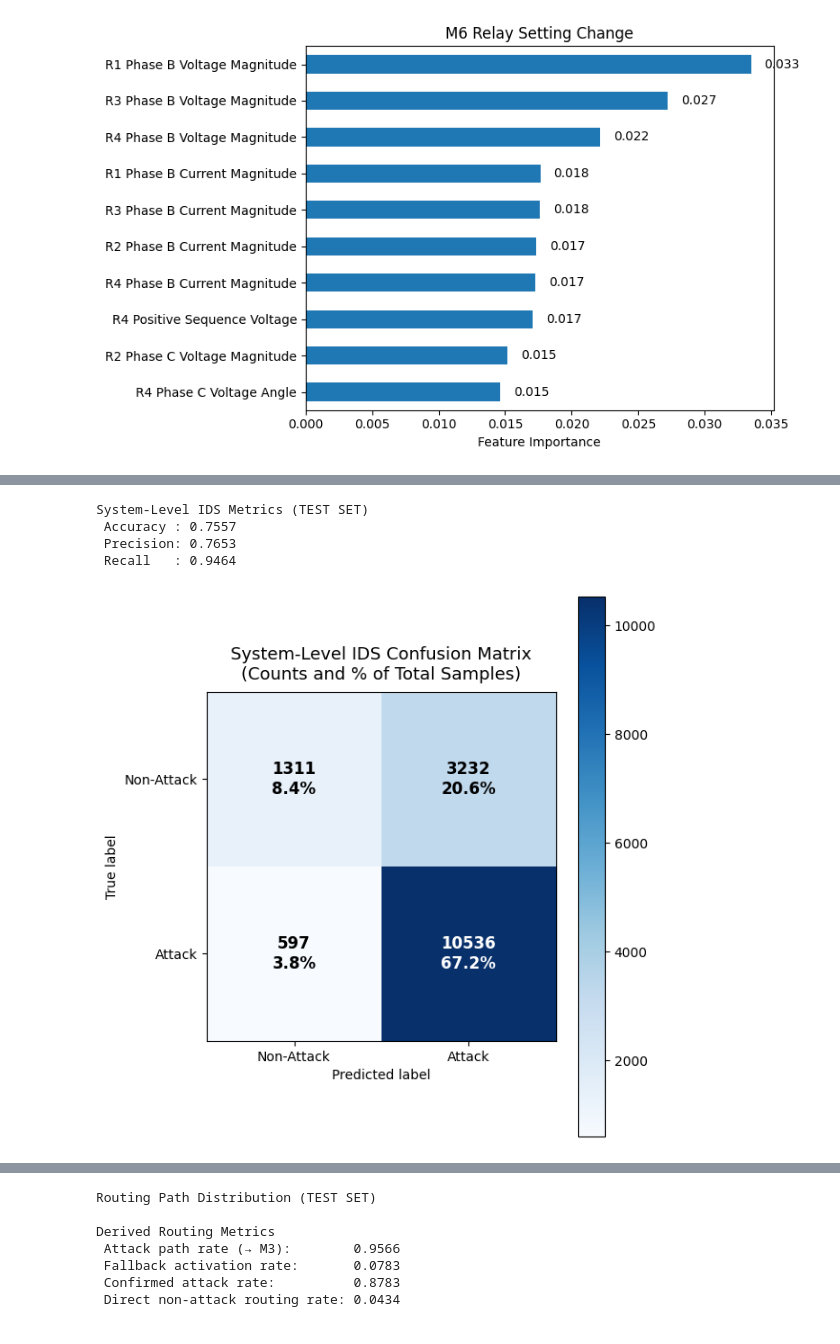
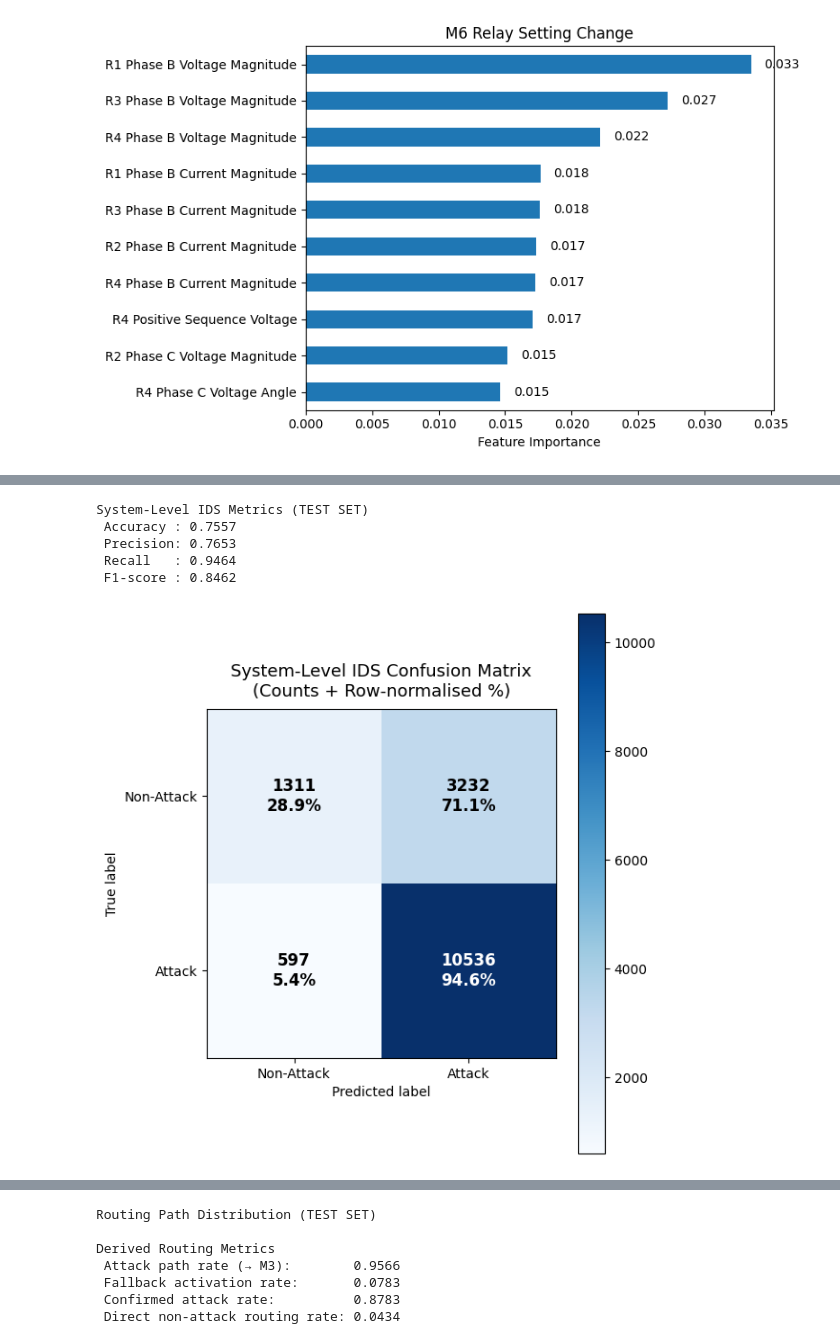
Before and after one commit to Heyyouchao/FYP, a Jupyter notebook: notebook/06_Hierarchical_IDS_ End-to-End System.ipynb, the cells around one changed output, grey strips where cells are left out. Cells and saved outputs as stored; diff of their text form; code cells hidden in the pictures.

```diff
--- a/notebook/06_Hierarchical_IDS_ End-to-End System.ipynb
+++ b/notebook/06_Hierarchical_IDS_ End-to-End System.ipynb
@@ -715,31 +715,38 @@ from sklearn.metrics import (
     accuracy_score,
     precision_score,
     recall_score,
+    f1_score,
     confusion_matrix,
     ConfusionMatrixDisplay
 )
 
 # ------------------------------------------------------------
-# System-Level IDS Performance (TEST SET)
+# Predictions
 # ------------------------------------------------------------
 
 y_pred = results_df["Final_binary"].values
 
-# Metrics
-acc = accuracy_score(is_attack_test, y_pred)
-prec = precision_score(is_attack_test, y_pred)
-rec = recall_score(is_attack_test, y_pred)
+# ------------------------------------------------------------
+# Metrics (Attack = 1 is positive class)
+# ------------------------------------------------------------
+
+acc  = accuracy_score(is_attack_test, y_pred)
+prec = precision_score(is_attack_test, y_pred, pos_label=1)
+rec  = recall_score(is_attack_test, y_pred, pos_label=1)
+f1   = f1_score(is_attack_test, y_pred, pos_label=1)
 
 print("System-Level IDS Metrics (TEST SET)")
 print(f" Accuracy : {acc:.4f}")
 print(f" Precision: {prec:.4f}")
 print(f" Recall   : {rec:.4f}")
+print(f" F1-score : {f1:.4f}")
 
-# Confusion matrix
+# ------------------------------------------------------------
+# Confusion Matrix (Counts + Row %)
+# ------------------------------------------------------------
+
 cm = confusion_matrix(is_attack_test, y_pred)
-total = cm.sum()
 
-# Plot
 fig, ax = plt.subplots(figsize=(6, 6))
 
 disp = ConfusionMatrixDisplay(
@@ -749,35 +756,38 @@ disp = ConfusionMatrixDisplay(
 disp.plot(ax=ax, cmap="Blues", colorbar=True)
 
 # Remove default annotations
 for text in ax.texts:
     text.remove()
 
-# Add custom annotations (COUNT on top, % below)
+# Add custom annotations (COUNT + ROW %)
 for i in range(2):
     for j in range(2):
         count = cm[i, j]
-        pct = 100 * count / total
+        row_sum = cm[i].sum()
+        pct = 100 * count / row_sum if row_sum > 0 else 0
+
         ax.text(
             j, i,
             f"{count}\n{pct:.1f}%",
             ha="center",
             va="center",
             fontsize=12,
             fontweight="bold",
-            color="white" if count > total * 0.25 else "black"
+            color="white" if count > cm.max() * 0.5 else "black"
         )
 
 ax.set_title(
-    "System-Level IDS Confusion Matrix\n(Counts and % of Total Samples)",
+    "System-Level IDS Confusion Matrix\n(Counts + Row-normalised %)",
     fontsize=13,
     pad=10
 )
 
 plt.tight_layout()
 plt.show()
 # %% [output]
 System-Level IDS Metrics (TEST SET)
  Accuracy : 0.7557
  Precision: 0.7653
  Recall   : 0.9464
+ F1-score : 0.8462
-[figure, old version]
+[figure, new version]
```
Also changed, not shown: parts of 9 cells of this notebook, 3 other files.
